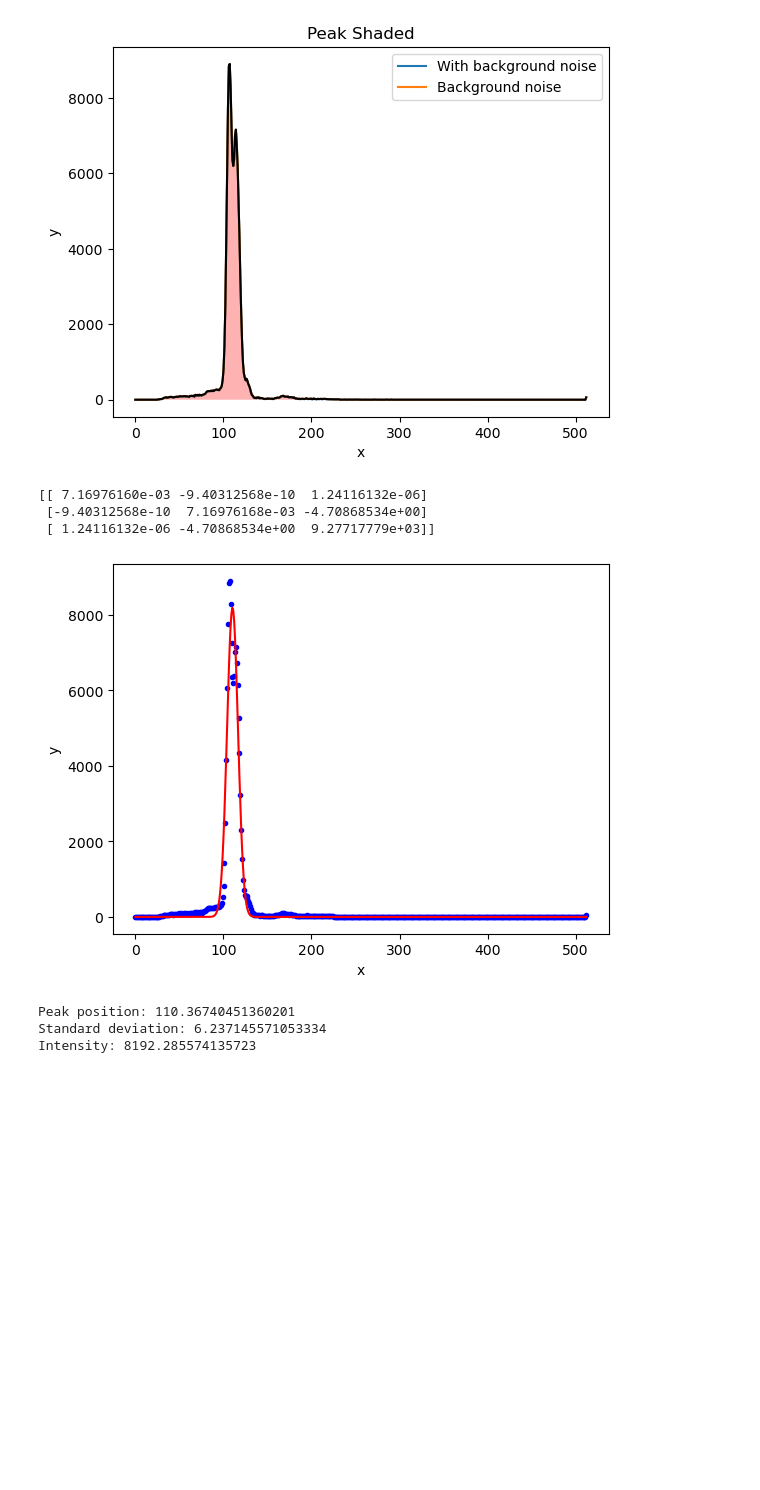
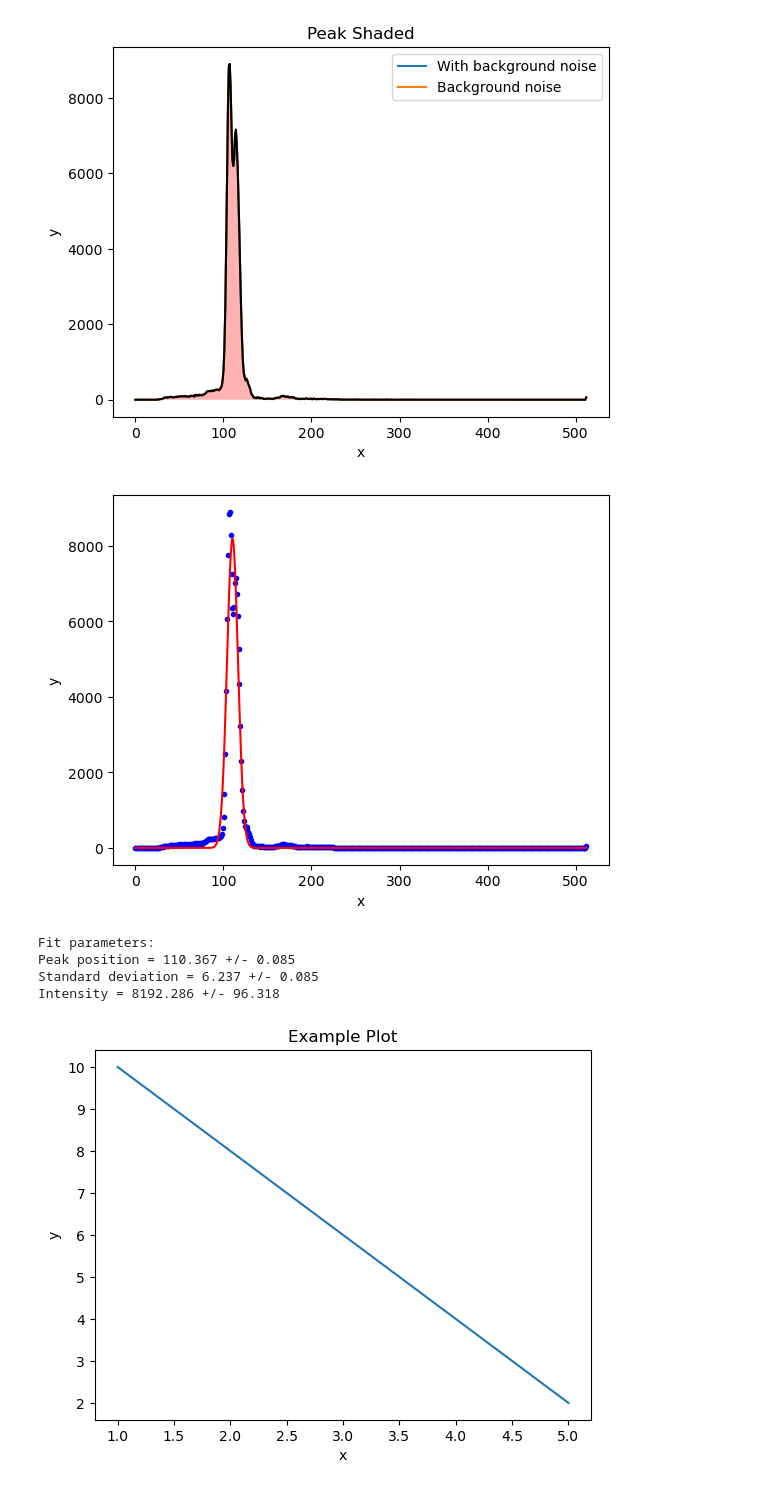
Before and after one commit to declan-healy/XRF, a Jupyter notebook: A2.ipynb, the cells around one changed output. Cells and saved outputs as stored; diff of their text form; code cells hidden in the pictures; blank space fills up the shorter version.

Commit message:
Added test image

```diff
--- a/A2.ipynb
+++ b/A2.ipynb
@@ -213,25 +213,40 @@ x = np.linspace(0, len(raw_data.iloc[:,7]), len(raw_data.iloc[:,7]))
 y = raw_data.iloc[:,7]
 
 # Fit the data to a Gaussian curve
-peak_pos, std_dev, intensity, pcov1 = fit_gaussian(x, y)
-print(pcov1)
+popt, pcov = fit_gaussian(x, y)
+perr = np.sqrt(np.diag(pcov))
 
 # Plot the data and the fit
 plt.plot(x, y, 'b.')
-plt.plot(x, gaussian(x, peak_pos, std_dev, intensity), 'r-')
+plt.plot(x, gaussian(x, popt[0],popt[1], popt[2]), 'r-')
 plt.xlabel('x')
 plt.ylabel('y')
 plt.show()
 
-# Print the fit parameters
-print("Peak position:", peak_pos)
-print("Standard deviation:", std_dev)
-print("Intensity:", intensity)
+print("Fit parameters:")
+print("Peak position = {:.3f} +/- {:.3f}".format(popt[0], perr[0]))
+print("Standard deviation = {:.3f} +/- {:.3f}".format(popt[1], perr[1]))
+print("Intensity = {:.3f} +/- {:.3f}".format(popt[2], perr[2]))
 # %% [output]
+[figure]
-[[ 7.16976160e-03 -9.40312568e-10  1.24116132e-06]
- [-9.40312568e-10  7.16976168e-03 -4.70868534e+00]
- [ 1.24116132e-06 -4.70868534e+00  9.27717779e+03]]
+Fit parameters:
+Peak position = 110.367 +/- 0.085
+Standard deviation = 6.237 +/- 0.085
+Intensity = 8192.286 +/- 96.318
-[figure]
-Peak position: 110.36740451360201
-Standard deviation: 6.237145571053334
-Intensity: 8192.285574135723
+# %%
+# Generate some example data
+x = [1, 2, 3, 4, 5]
+y = [10, 8, 6, 4, 2]
+
+# Create a plot
+plt.plot(x, y)
+plt.xlabel('x')
+plt.ylabel('y')
+plt.title('Example Plot')
+
+# Save the plot to a folder named "plots"
+folder_path = "figures"
+file_name = "example_plot.png"
+plt.savefig(f"{folder_path}/{file_name}")
+# %% [output]
+[figure, added]
```
Also changed, not shown: parts of 1 cell of this notebook, 1 other file.
